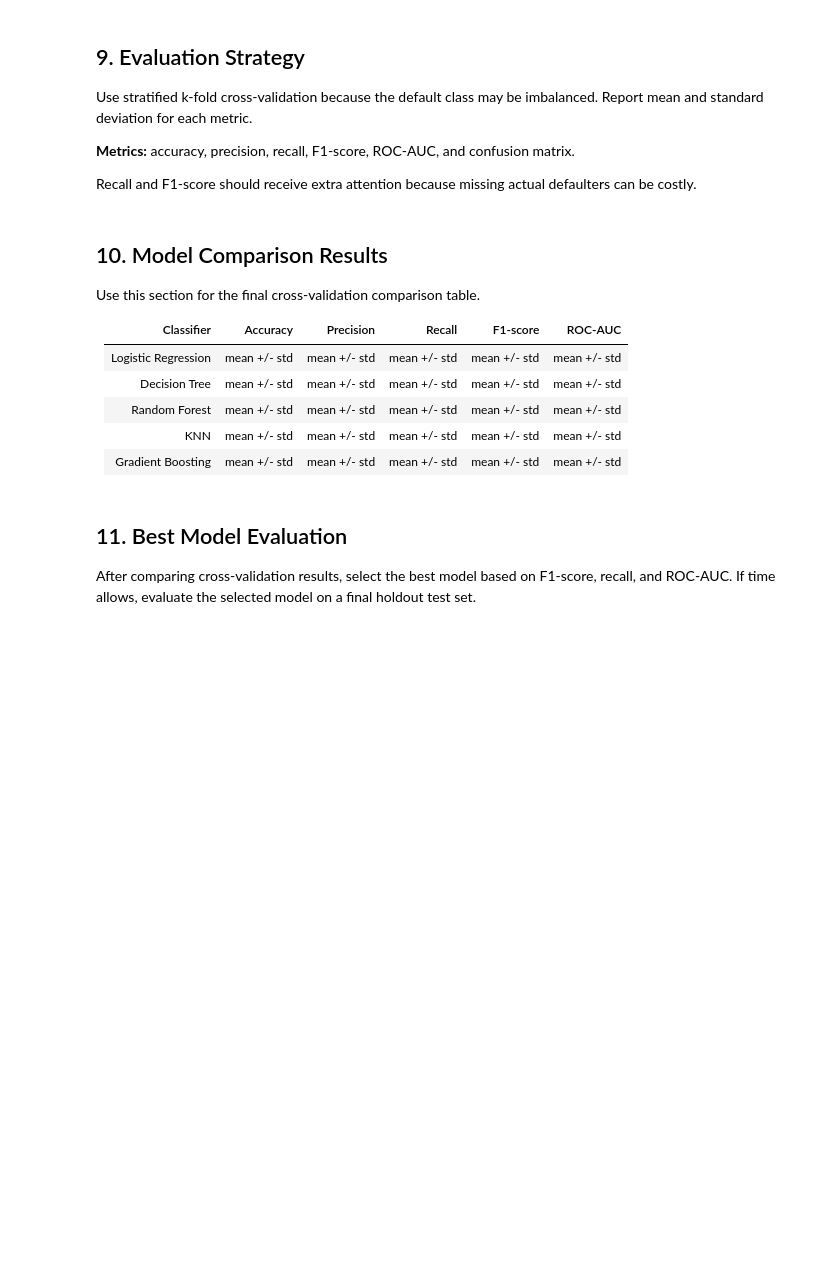
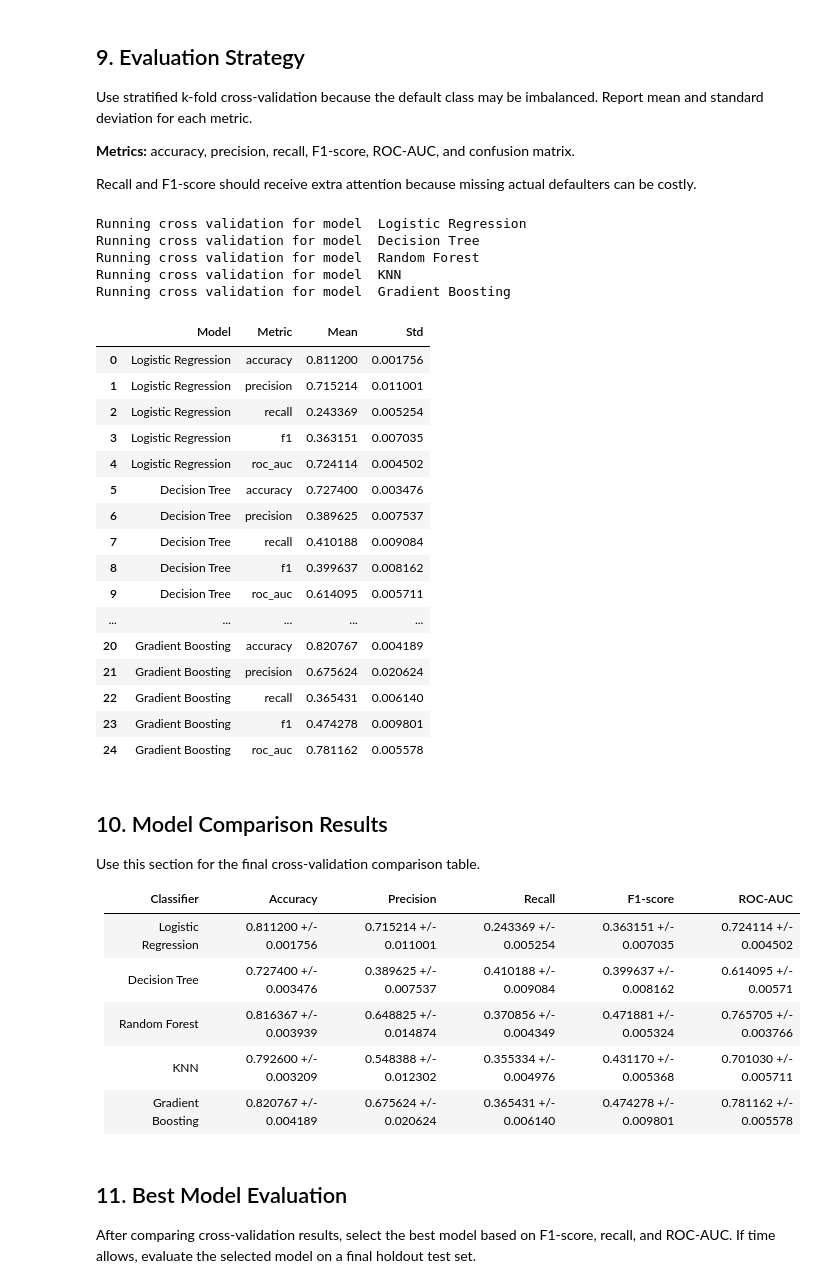
Before and after one commit to ryanadolph7/csci347_data_mining, a Jupyter notebook: CSCI347_Final_Project.ipynb, the cells around one changed output. Cells and saved outputs as stored; diff of their text form; code cells hidden in the pictures; blank space fills up the shorter version.

```diff
--- a/CSCI347_Final_Project.ipynb
+++ b/CSCI347_Final_Project.ipynb
@@ -476,28 +475,59 @@ Recall and F1-score should receive extra attention because missing actual defaul
 # %%
 # TODO: Set up stratified k-fold cross-validation and scoring metrics.
 
-# cv = StratifiedKFold(n_splits=5, shuffle=True, random_state=RANDOM_STATE)
-# scoring = {
-#     "accuracy": "accuracy",
-#     "precision": "precision",
-#     "recall": "recall",
-#     "f1": "f1",
-#     "roc_auc": "roc_auc",
-# }
+cv = StratifiedKFold(n_splits=5, shuffle=True, random_state=RANDOM_STATE)
+scoring = {
+    "accuracy": "accuracy",
+    "precision": "precision",
+    "recall": "recall",
+    "f1": "f1",
+    "roc_auc": "roc_auc",
+}
 # %%
 # TODO: Run cross-validation for each classifier using a pipeline.
 
-# cv_results = []
-# for model_name, model in models.items():
-#     pipeline = Pipeline(steps=[
-#         ("preprocessor", preprocessor),
-#         ("model", model),
-#     ])
-#     scores = cross_validate(pipeline, X, y, cv=cv, scoring=scoring, n_jobs=-1)
-#     # TODO: Store mean and standard deviation for each metric.
+cv_results = []
+for model_name, model in models.items():
+    print("Running cross validation for model ", model_name)
+    pipeline = Pipeline(steps=[
+        ("preprocessor", preprocessor),
+        ("model", model),
+    ])
+    scores = cross_validate(pipeline, X, y, cv=cv, scoring=scoring, n_jobs=-1)
+    # TODO: Store mean and standard deviation for each metric.
+    for metric in scoring:
+        cv_results.append({
+            "Model": model_name,
+            "Metric": metric,
+            "Mean": scores[f"test_{metric}"].mean(),
+            "Std": scores[f"test_{metric}"].std()
+        })
 
-# results_df = pd.DataFrame(cv_results)
-# display(results_df)
+results_df = pd.DataFrame(cv_results)
+display(results_df)
+# %% [output]
+Running cross validation for model  Logistic Regression
+Running cross validation for model  Decision Tree
+Running cross validation for model  Random Forest
+Running cross validation for model  KNN
+Running cross validation for model  Gradient Boosting
+|  | Model | Metric | Mean | Std |
+| 0 | Logistic Regression | accuracy | 0.811200 | 0.001756 |
+| 1 | Logistic Regression | precision | 0.715214 | 0.011001 |
+| 2 | Logistic Regression | recall | 0.243369 | 0.005254 |
+| 3 | Logistic Regression | f1 | 0.363151 | 0.007035 |
+| 4 | Logistic Regression | roc_auc | 0.724114 | 0.004502 |
+| 5 | Decision Tree | accuracy | 0.727400 | 0.003476 |
+| 6 | Decision Tree | precision | 0.389625 | 0.007537 |
+| 7 | Decision Tree | recall | 0.410188 | 0.009084 |
+| 8 | Decision Tree | f1 | 0.399637 | 0.008162 |
+| 9 | Decision Tree | roc_auc | 0.614095 | 0.005711 |
+| ... | ... | ... | ... | ... |
+| 20 | Gradient Boosting | accuracy | 0.820767 | 0.004189 |
+| 21 | Gradient Boosting | precision | 0.675624 | 0.020624 |
+| 22 | Gradient Boosting | recall | 0.365431 | 0.006140 |
+| 23 | Gradient Boosting | f1 | 0.474278 | 0.009801 |
+| 24 | Gradient Boosting | roc_auc | 0.781162 | 0.005578 |
 # %% [markdown]
 ## 10. Model Comparison Results
 
@@ -505,11 +535,11 @@ Use this section for the final cross-validation comparison table.
 
 | Classifier | Accuracy | Precision | Recall | F1-score | ROC-AUC |
 |---|---:|---:|---:|---:|---:|
-| Logistic Regression | mean +/- std | mean +/- std | mean +/- std | mean +/- std | mean +/- std |
-| Decision Tree | mean +/- std | mean +/- std | mean +/- std | mean +/- std | mean +/- std |
-| Random Forest | mean +/- std | mean +/- std | mean +/- std | mean +/- std | mean +/- std |
-| KNN | mean +/- std | mean +/- std | mean +/- std | mean +/- std | mean +/- std |
-| Gradient Boosting | mean +/- std | mean +/- std | mean +/- std | mean +/- std | mean +/- std |
+| Logistic Regression | 0.811200 +/- 0.001756 | 0.715214 +/- 0.011001 | 0.243369 +/- 0.005254 | 0.363151 +/- 0.007035 | 0.724114 +/- 0.004502 |
+| Decision Tree | 0.727400 +/- 0.003476 | 0.389625 +/- 0.007537 | 0.410188 +/- 0.009084 | 0.399637 +/- 0.008162 | 0.614095 +/- 0.00571 |
+| Random Forest | 0.816367 +/- 0.003939 | 0.648825 +/- 0.014874| 0.370856 +/- 0.004349 | 0.471881 +/- 0.005324 | 0.765705 +/- 0.003766 |
+| KNN | 0.792600 +/- 0.003209 | 0.548388 +/- 0.012302 | 0.355334 +/- 0.004976 | 0.431170 +/- 0.005368 | 0.701030 +/- 0.005711 |
+| Gradient Boosting | 0.820767 +/- 0.004189 | 0.675624 +/- 0.020624 | 0.365431 +/- 0.006140 | 0.474278 +/- 0.009801 | 0.781162 +/- 0.005578 |
 # %% [markdown]
 ## 11. Best Model Evaluation
 
```
Also changed, not shown: parts of 6 cells of this notebook.
